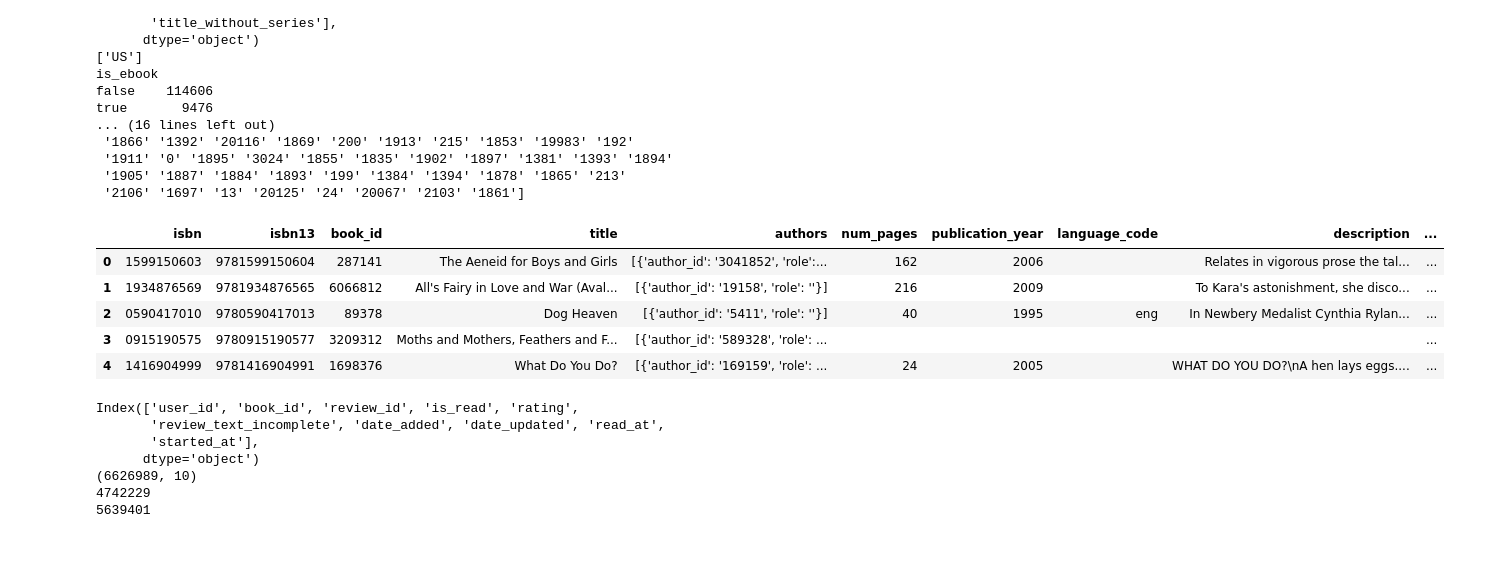
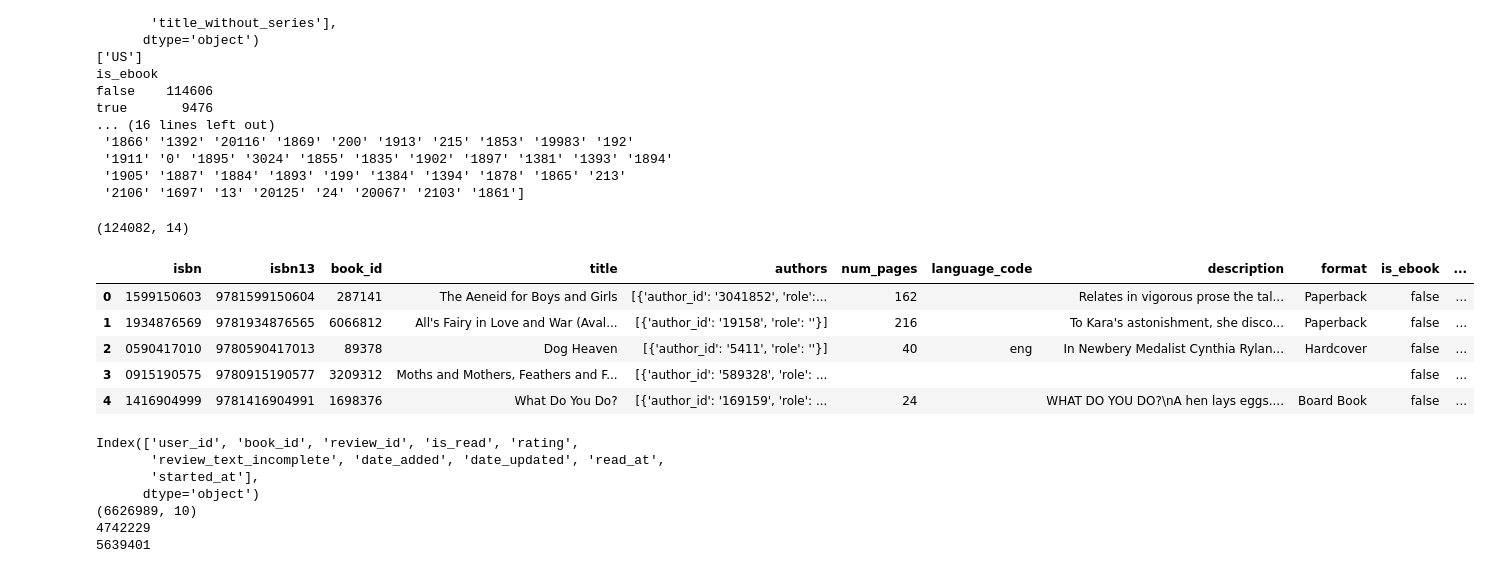
Before and after one commit to Pangerlanger/bt4222-books, a Jupyter notebook: data_eda.ipynb, the cells around one changed output. Saved outputs shown, nothing was run; the diff lists cells and outputs as text; code cells hidden in the pictures.

Commit message:
isbn data cleaning

```diff
--- a/data_eda.ipynb
+++ b/data_eda.ipynb
@@ -43,15 +43,17 @@ true       9476
  '1905' '1887' '1884' '1893' '199' '1384' '1394' '1878' '1865' '213'
  '2106' '1697' '13' '20125' '24' '20067' '2103' '1861']
 # %%
-df_children_books_final = df_children_books[['isbn', 'isbn13', 'book_id', 'title', 'authors', 'num_pages', 'publication_year', 'language_code', 'description', 'format', 'is_ebook', 'popular_shelves', 'average_rating', 'ratings_count', 'text_reviews_count']]
+df_children_books_final = df_children_books[['isbn', 'isbn13', 'book_id', 'title', 'authors', 'num_pages', 'language_code', 'description', 'format', 'is_ebook', 'popular_shelves', 'average_rating', 'ratings_count', 'text_reviews_count']]
+print(df_children_books_final.shape)
 df_children_books_final.head(5)
 # %% [output]
+(124082, 14)
-|  | isbn | isbn13 | book_id | title | authors | num_pages | publication_year | language_code | description | ... |
-| 0 | 1599150603 | 9781599150604 | 287141 | The Aeneid for Boys and Girls | [{'author_id': '3041852', 'role':... | 162 | 2006 |  | Relates in vigorous prose the tal... | ... |
-| 1 | 1934876569 | 9781934876565 | 6066812 | All's Fairy in Love and War (Aval... | [{'author_id': '19158', 'role': ''}] | 216 | 2009 |  | To Kara's astonishment, she disco... | ... |
-| 2 | 0590417010 | 9780590417013 | 89378 | Dog Heaven | [{'author_id': '5411', 'role': ''}] | 40 | 1995 | eng | In Newbery Medalist Cynthia Rylan... | ... |
-| 3 | 0915190575 | 9780915190577 | 3209312 | Moths and Mothers, Feathers and F... | [{'author_id': '589328', 'role': ... |  |  |  |  | ... |
-| 4 | 1416904999 | 9781416904991 | 1698376 | What Do You Do? | [{'author_id': '169159', 'role': ... | 24 | 2005 |  | WHAT DO YOU DO?\nA hen lays eggs.... | ... |
+|  | isbn | isbn13 | book_id | title | authors | num_pages | language_code | description | format | is_ebook | ... |
+| 0 | 1599150603 | 9781599150604 | 287141 | The Aeneid for Boys and Girls | [{'author_id': '3041852', 'role':... | 162 |  | Relates in vigorous prose the tal... | Paperback | false | ... |
+| 1 | 1934876569 | 9781934876565 | 6066812 | All's Fairy in Love and War (Aval... | [{'author_id': '19158', 'role': ''}] | 216 |  | To Kara's astonishment, she disco... | Paperback | false | ... |
+| 2 | 0590417010 | 9780590417013 | 89378 | Dog Heaven | [{'author_id': '5411', 'role': ''}] | 40 | eng | In Newbery Medalist Cynthia Rylan... | Hardcover | false | ... |
+| 3 | 0915190575 | 9780915190577 | 3209312 | Moths and Mothers, Feathers and F... | [{'author_id': '589328', 'role': ... |  |  |  |  | false | ... |
+| 4 | 1416904999 | 9781416904991 | 1698376 | What Do You Do? | [{'author_id': '169159', 'role': ... | 24 |  | WHAT DO YOU DO?\nA hen lays eggs.... | Board Book | false | ... |
 # %%
 print(df_interactions_filtered.columns)
 print(df_interactions_filtered.shape)
```
Also changed, not shown: parts of 6 cells of this notebook, 1 other file.
